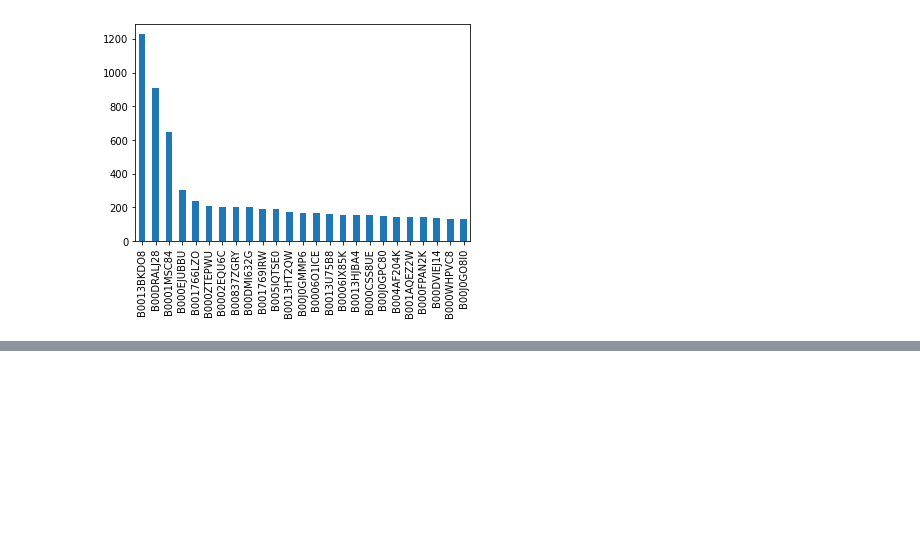
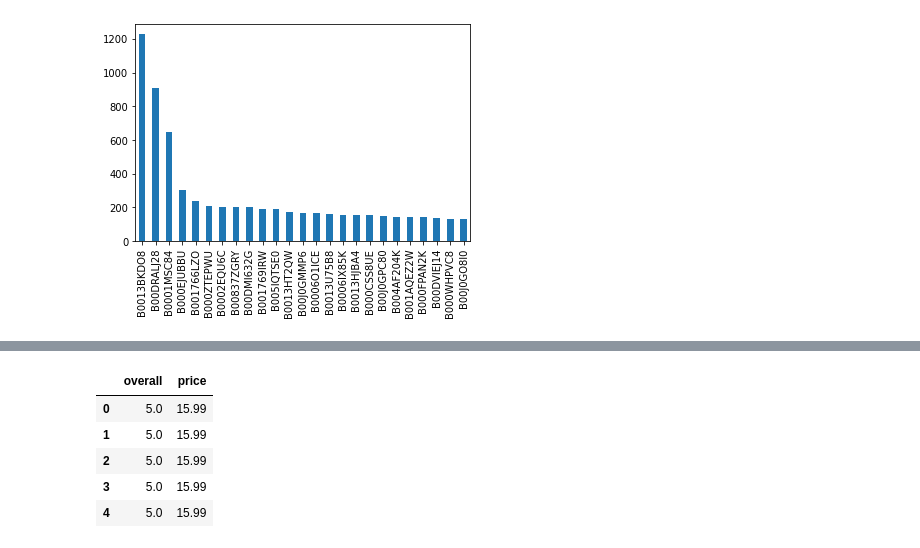
Before and after one commit to parkererickson/nlp8980-final-project, a Jupyter notebook: eda.ipynb, the cells around one changed output, grey strips where cells are left out. Cells and saved outputs as stored; diff of their text form; code cells hidden in the pictures; blank space fills up the shorter version.

```diff
--- a/eda.ipynb
+++ b/eda.ipynb
@@ -51,0 +107,10 @@ ASIN: B001766LZO
+# %%
+price_review_df = pd.merge(df, price_df, how="inner", on="asin")[["overall", "price"]]
+price_review_df.head()
+# %% [output]
+|  | overall | price |
+| 0 | 5.0 | 15.99 |
+| 1 | 5.0 | 15.99 |
+| 2 | 5.0 | 15.99 |
+| 3 | 5.0 | 15.99 |
+| 4 | 5.0 | 15.99 |
```
Also changed, not shown: parts of 12 cells of this notebook, 4 other files.
